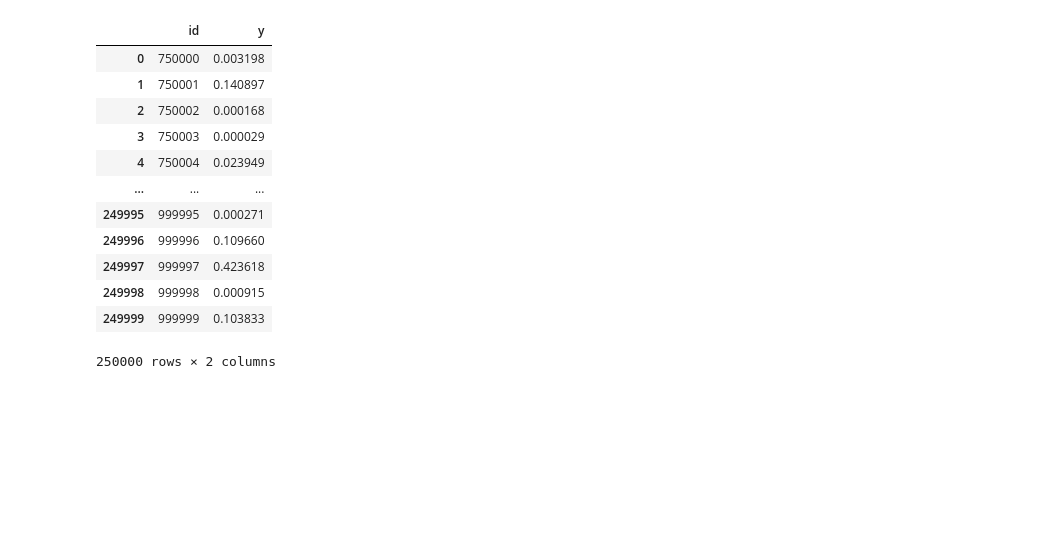
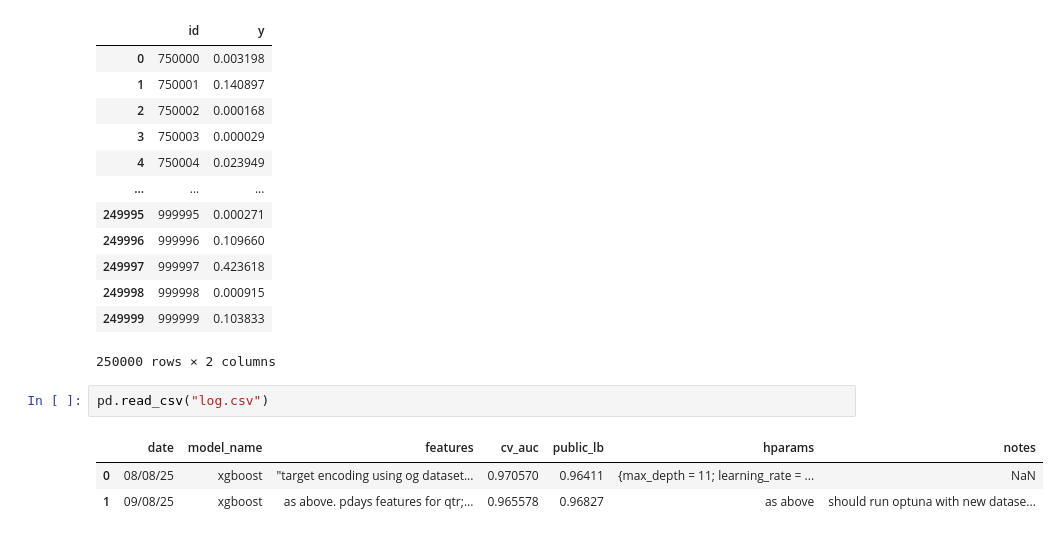
Before and after one commit to ol-webb/kaggle_playground_5-8, a Jupyter notebook: nb_models.ipynb, the cells around one changed output. Drawn from its saved outputs; the diff is of its cells as text; blank space fills up the shorter version.

```diff
--- a/nb_models.ipynb
+++ b/nb_models.ipynb
@@ -432,3 +437,9 @@ pd.read_csv("submissions/cat_optuna_tuned.csv")
 | 249998 | 999998 | 0.000915 |
 | 249999 | 999999 | 0.103833 |
 250000 rows × 2 columns
+# %%
+pd.read_csv("log.csv")
+# %% [output]
+|  | date | model_name | features | cv_auc | public_lb | hparams | notes |
+| 0 | 08/08/25 | xgboost | "target encoding using og dataset... | 0.970570 | 0.96411 | {max_depth = 11; learning_rate = ... | NaN |
+| 1 | 09/08/25 | xgboost | as above. pdays features for qtr;... | 0.965578 | 0.96827 | as above | should run optuna with new datase... |
```
Also changed, not shown: parts of 11 cells of this notebook, 1 other file.
